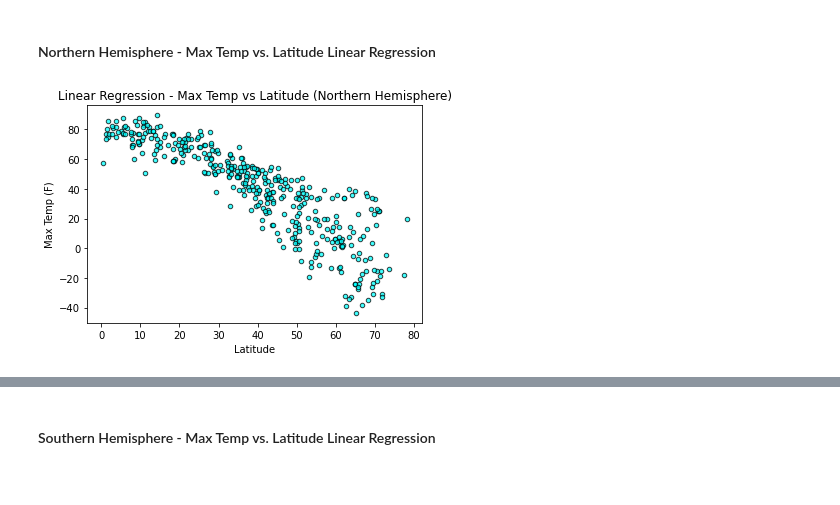
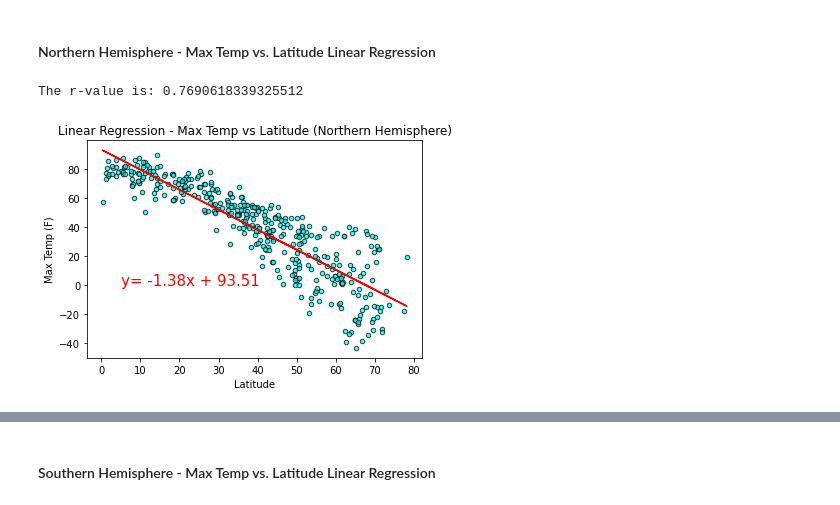
Before and after one commit to corriethomas/Python-API-Challenge, a Jupyter notebook: WeatherPy/starter_code/WeatherPy-Copy3-FinalforReview.ipynb, the cells around one changed output, grey strips where cells are left out. Saved outputs shown, nothing was run; the diff lists cells and outputs as text; code cells hidden in the pictures.

Commit message:
completes linear regression

```diff
--- a/WeatherPy/starter_code/WeatherPy-Copy3-FinalforReview.ipynb
+++ b/WeatherPy/starter_code/WeatherPy-Copy3-FinalforReview.ipynb
@@ -205,10 +202,20 @@ plt.show()
 ####  Northern Hemisphere - Max Temp vs. Latitude Linear Regression
 # %%
 north_hem = clean_city_df[clean_city_df["Latitude"] >= 0]
+
+(slope, intercept, rvalue, pvalue, stderr) = linregress(north_hem["Latitude"], north_hem["Max Temp"])
+nh_temp_lat_regress = north_hem["Latitude"] * slope + intercept
+nh_temp_lat_line_eq = "y= " + str(round(slope, 2)) + "x + " + str(round(intercept, 2))
+
 north_hem.plot.scatter("Latitude", "Max Temp", alpha=0.75, edgecolor="black", color="cyan")
+plt.plot(north_hem["Latitude"], nh_temp_lat_regress, "r-")
+plt.annotate(nh_temp_lat_line_eq, (5,0), fontsize=15, color="red")
 plt.ylabel("Max Temp (F)")
 plt.title("Linear Regression - Max Temp vs Latitude (Northern Hemisphere)")
+
+print(f"The r-value is: {rvalue**2}")
 plt.savefig("Images/NHLatVsTemp.png")
 plt.show()
 # %% [output]
+The r-value is: 0.7690618339325512
-[figure, old version]
+[figure, new version]
```
Also changed, not shown: parts of 16 cells of this notebook, 8 other files.
